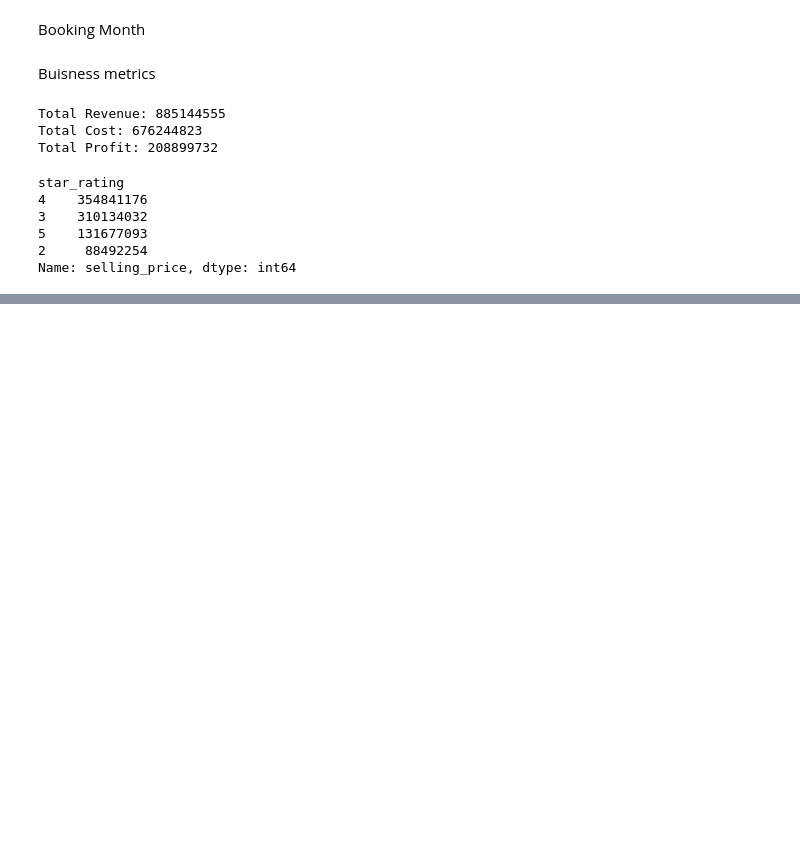
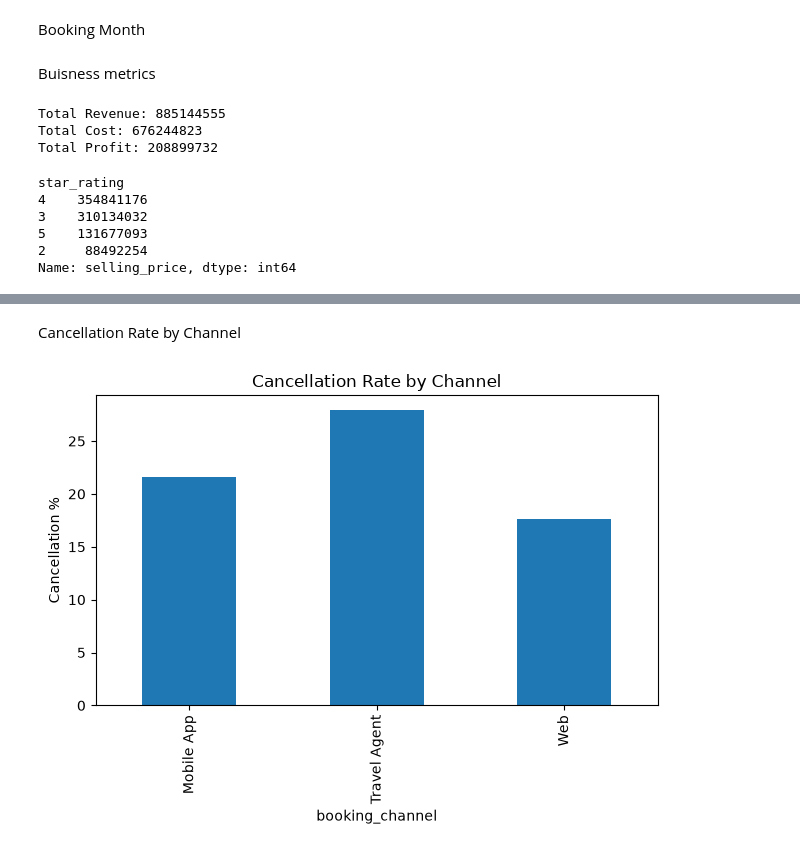
Before and after one commit to Saurabh-993/EDA-Travclan, a Jupyter notebook: Hotel_Booking_Analysis/notebook/Hotel_Booking_Analysis.ipynb, the cells around one changed output, grey strips where cells are left out. Cells and saved outputs as stored; diff of their text form; code cells hidden in the pictures; blank space fills up the shorter version.

```diff
--- a/Hotel_Booking_Analysis/notebook/Hotel_Booking_Analysis.ipynb
+++ b/Hotel_Booking_Analysis/notebook/Hotel_Booking_Analysis.ipynb
@@ -83,0 +98,18 @@ Name: selling_price, dtype: int64
+# %% [markdown]
+Cancellation Rate by Channel
+# %%
+channel_cancel = pd.crosstab(
+    df["booking_channel"],
+    df["booking_status"],
+    normalize="index"
+) * 100
+
+channel_cancel["Cancelled"].plot(kind="bar")
+
+plt.title("Cancellation Rate by Channel")
+plt.ylabel("Cancellation %")
+plt.tight_layout()
+plt.savefig("../output/cancellation_by_channel.png")
+plt.show()
+# %% [output]
+[figure, added]
```
Also changed, not shown: parts of 13 cells of this notebook, 7 other files.
